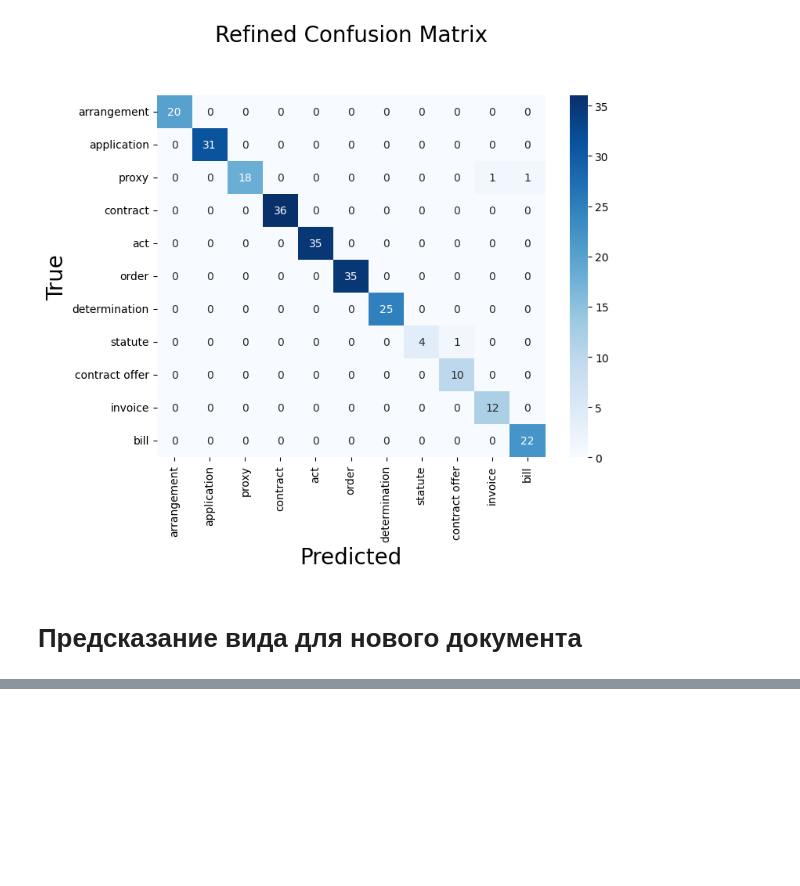
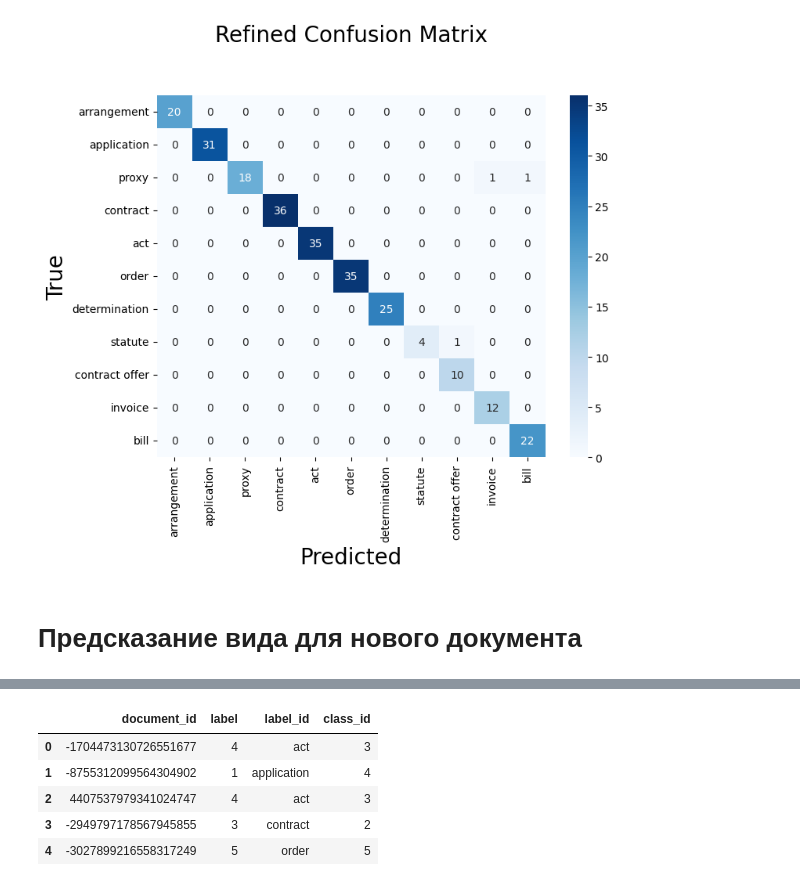
Before and after one commit to RuslanLat/arbitration, a Jupyter notebook: eda/model.ipynb, the cells around one changed output, grey strips where cells are left out. Drawn from its saved outputs; the diff is of its cells as text; code cells hidden in the pictures; blank space fills up the shorter version.

```diff
--- a/eda/model.ipynb
+++ b/eda/model.ipynb
@@ -228,0 +292,2 @@ labels[str(class_number)]
+# %%
+test['label'] = y_test_pred
@@ -228,0 +300,3 @@ labels[str(class_number)]
+# %%
+test_df = test.iloc[:, [0, -1]]
+test_df.head()
@@ -228,0 +310,2 @@ labels[str(class_number)]
+# %%
+test_df['label_id'] = test_df['label'].map(labels)
@@ -228,0 +321,24 @@ labels[str(class_number)]
+# %%
+new_labels = {
+    "proxy": 1,
+    "contract": 2,
+    "act": 3,
+    "application": 4,
+    "order": 5,
+    "invoice": 6,
+    "bill": 7,
+    "arrangement": 8,
+    "contract offer": 9,
+    "statute": 10,
+    "determination": 11,
+}
+# %%
+test_df['class_id'] = test_df['label_id'].map(new_labels)
+test_df.head()
+# %% [output]
+|  | document_id | label | label_id | class_id |
+| 0 | -1704473130726551677 | 4 | act | 3 |
+| 1 | -8755312099564304902 | 1 | application | 4 |
+| 2 | 4407537979341024747 | 4 | act | 3 |
+| 3 | -2949797178567945855 | 3 | contract | 2 |
+| 4 | -3027899216558317249 | 5 | order | 5 |
```
Also changed, not shown: parts of 20 cells of this notebook, 5 other files.
